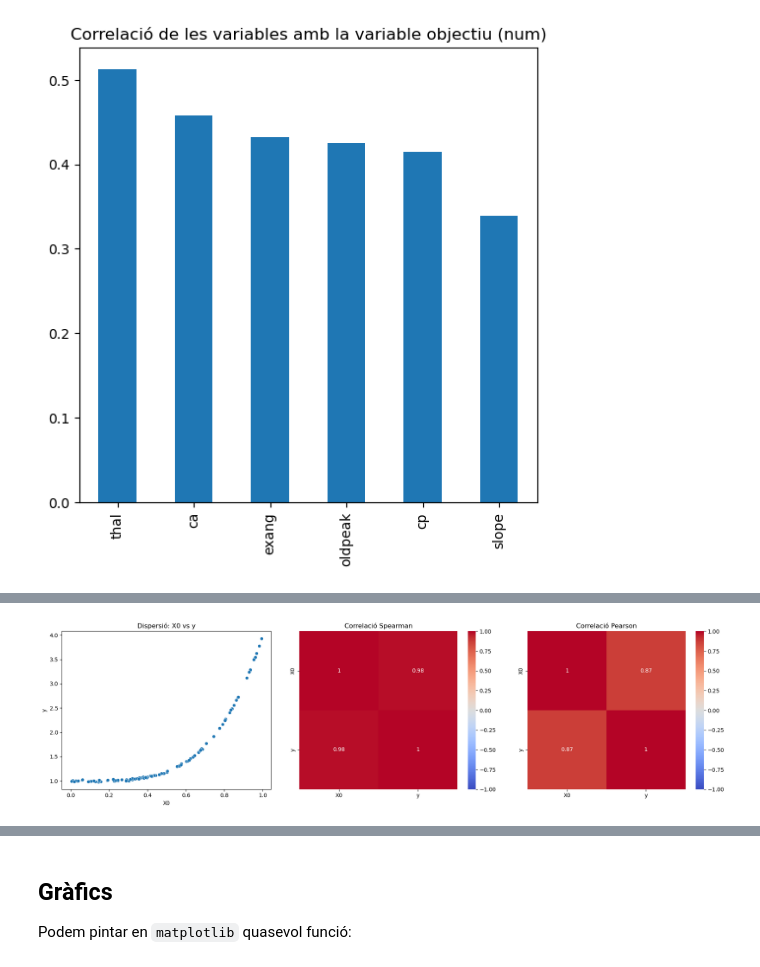
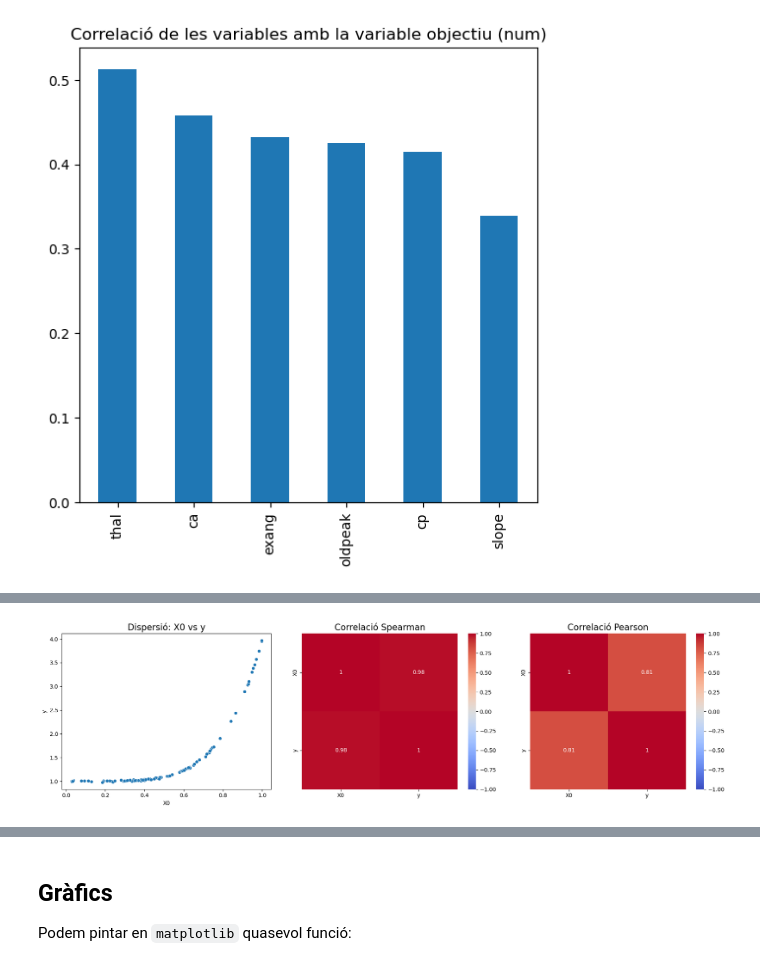
Before and after one commit to Triis98/DissenyIAvaluacioDeModels, a Jupyter notebook: apunts/documents/intro/Machine learning python.ipynb, the cells around one changed output, grey strips where cells are left out. Drawn from its saved outputs; the diff is of its cells as text; code cells hidden in the pictures.

```diff
--- a/apunts/documents/intro/Machine learning python.ipynb
+++ b/apunts/documents/intro/Machine learning python.ipynb
@@ -978,8 +980,7 @@ import pandas as pd
 import matplotlib.pyplot as plt
 import seaborn as sns
 
-X =  np.random.rand(100, 1)
-y = 3 * X[:, 0]**4 + 1 + np.random.randn(100) * 0.01
+X = np.random.rand(100, 1)
+y = 3 * X[:, 0]**5 + 1 + np.random.randn(100) * 0.01
 
 df = pd.DataFrame({'X0': X[:, 0], 'y': y})
-df.head()
@@ -993,28 +987,25 @@ df.head()
 # %%
-import matplotlib.pyplot as plt
-import seaborn as sns
-
 # Creem una figura amb 1 fila i 3 columnes
 fig, axes = plt.subplots(1, 3, figsize=(18, 5))
 
 # 1. Gràfic de dispersió (Scatter plot)
 sns.scatterplot(data=df, x='X0', y='y', ax=axes[0])
-axes[0].set_title('Dispersió: X0 vs y')
+axes[0].set_title('Dispersió: X0 vs y', fontsize=16)
 axes[0].set_xlabel('X0')
 axes[0].set_ylabel('y')
 
 # 2. Mapa de calor de Spearman
 correlacions_spearman = df.corr(method='spearman')
 sns.heatmap(correlacions_spearman, square=True, annot=True, vmin=-1, vmax=1, cmap='coolwarm', ax=axes[1])
-axes[1].set_title('Correlació Spearman')
+axes[1].set_title('Correlació Spearman', fontsize=16)
 
 # 3. Mapa de calor de Pearson
 correlacions_pearson = df.corr(method='pearson')
 sns.heatmap(correlacions_pearson, square=True, annot=True, vmin=-1, vmax=1, cmap='coolwarm', ax=axes[2])
-axes[2].set_title('Correlació Pearson')
+axes[2].set_title('Correlació Pearson', fontsize=16)
 
 # Ajustem el disseny perquè no se superposin i mostrem la figura
 plt.tight_layout()
 plt.show()
 # %% [output]
-[figure, old version]
+[figure, new version]
```
Also changed, not shown: parts of 4 cells of this notebook, 2 other files.
